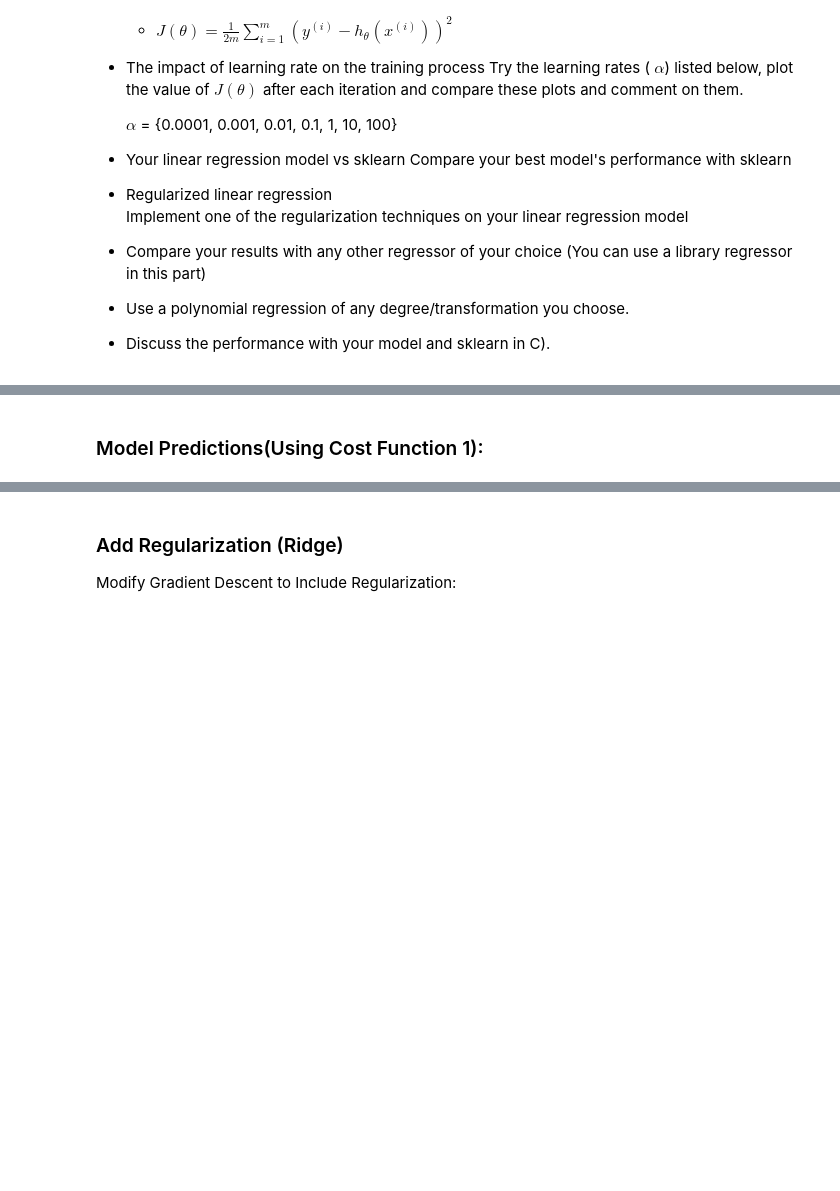
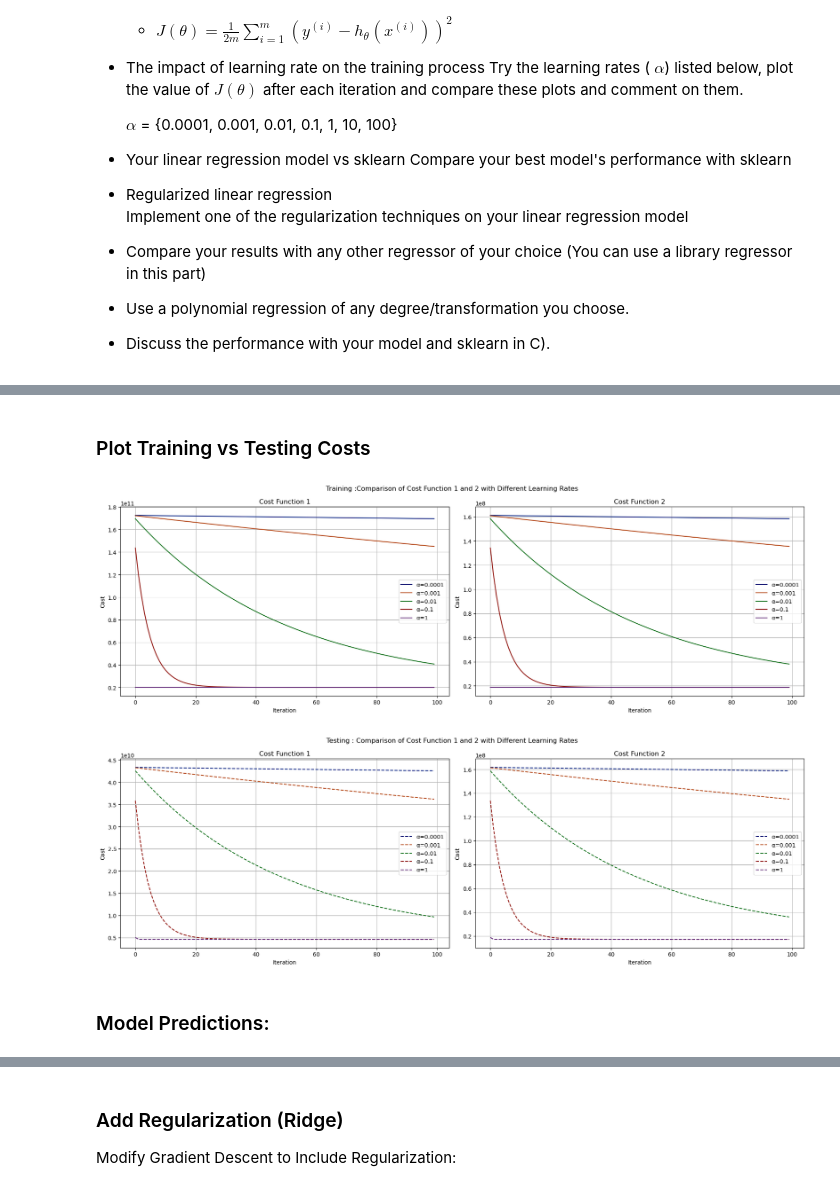
Before and after one commit to ZohoorAlmalki/ML_HWs, a Jupyter notebook: 446_ML_RegressionAssignment.ipynb, the cells around one changed output, grey strips where cells are left out. Drawn from its saved outputs; the diff is of its cells as text; code cells hidden in the pictures; blank space fills up the shorter version.

```diff
--- a/446_ML_RegressionAssignment.ipynb
+++ b/446_ML_RegressionAssignment.ipynb
@@ -343,2 +350,55 @@ plt.show()
+# %% [markdown]
+### Plot Training vs Testing Costs
+# %%
+
+fig, axs = plt.subplots(1, 2, figsize=(18, 6))
+
+for cost_fn, ax in zip([1, 2], axs):
+    train_costs = []
+    test_costs = []
+    m = len(y_train)
+    for alpha in alphas:
+        theta_final, cost_hist = gradient_descent(X_train_b, y_train, theta_init.copy(), alpha, iterations, cost_fn=cost_fn)
+
+        # Plot cost history
+        if len(cost_hist) > 0:
+
+            ax.plot(range(len(cost_hist)), cost_hist, label=f'α={alpha}')
+
+
+    ax.set_title(f'Cost Function {cost_fn}')
+    ax.set_xlabel('Iteration')
+    ax.set_ylabel('Cost')
+    ax.grid(True)
+    ax.legend()
+
+plt.suptitle('Training :Comparison of Cost Function 1 and 2 with Different Learning Rates')
+plt.tight_layout()
+plt.show()
+
+fig, axs = plt.subplots(1, 2, figsize=(18, 6))
+
+for cost_fn, ax in zip([1, 2], axs):
+    m = len(y_test)
+    for alpha in alphas:
+        theta_final_test, cost_hist = gradient_descent(X_test_b, y_test, theta_init.copy(), alpha, iterations, cost_fn=cost_fn)
+
+        # Plot cost history
+        if len(cost_hist) > 0:
+            ax.plot(range(len(cost_hist)), cost_hist, label=f'α={alpha}', linestyle='--')
+
+
+    ax.set_title(f'Cost Function {cost_fn}')
+    ax.set_xlabel('Iteration')
+    ax.set_ylabel('Cost')
+    ax.grid(True)
+    ax.legend()
+
+plt.suptitle('Testing : Comparison of Cost Function 1 and 2 with Different Learning Rates')
+plt.tight_layout()
+plt.show()
+# %% [output]
+[figure, added]
+[figure, added]
 # %% [markdown]
-### Model Predictions(Using Cost Function 1):
+### Model Predictions:
```
Also changed, not shown: parts of 10 cells of this notebook, 2 other files.
